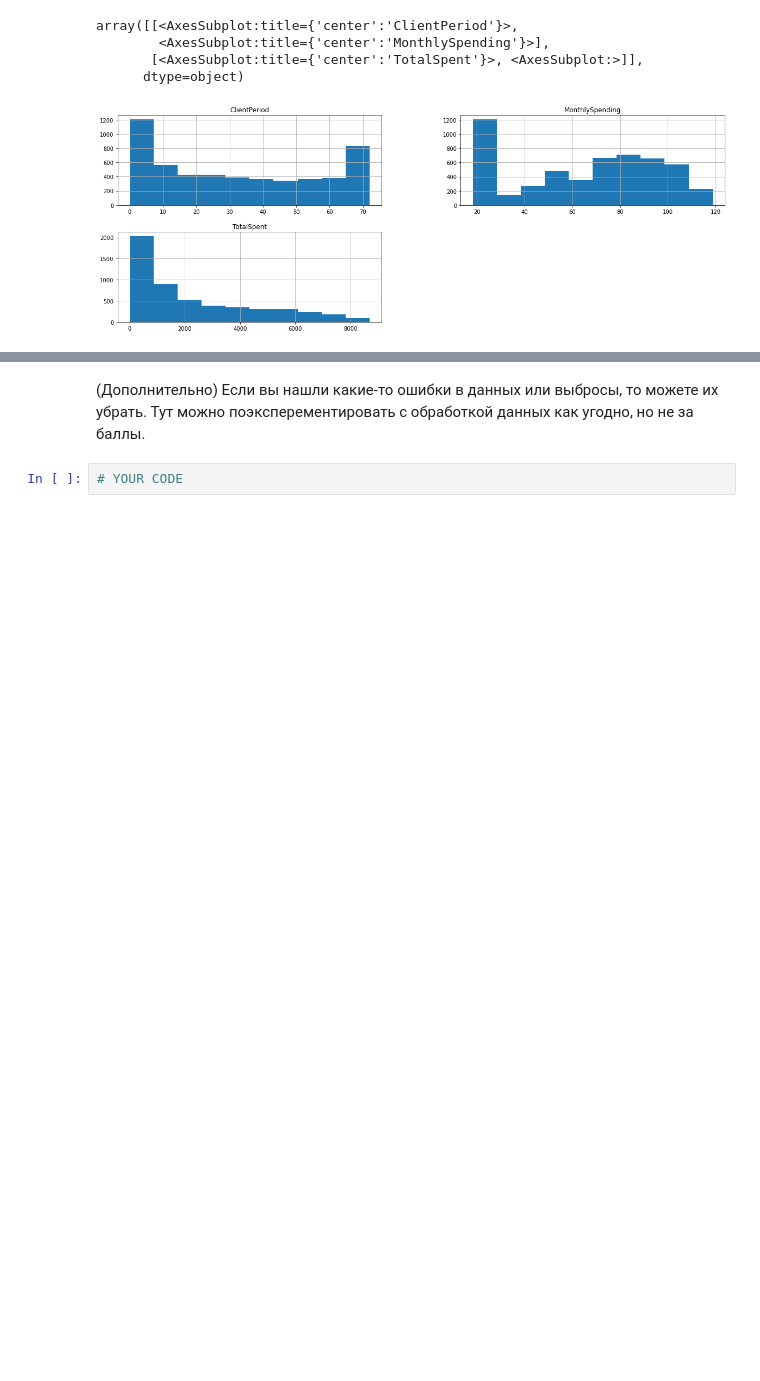
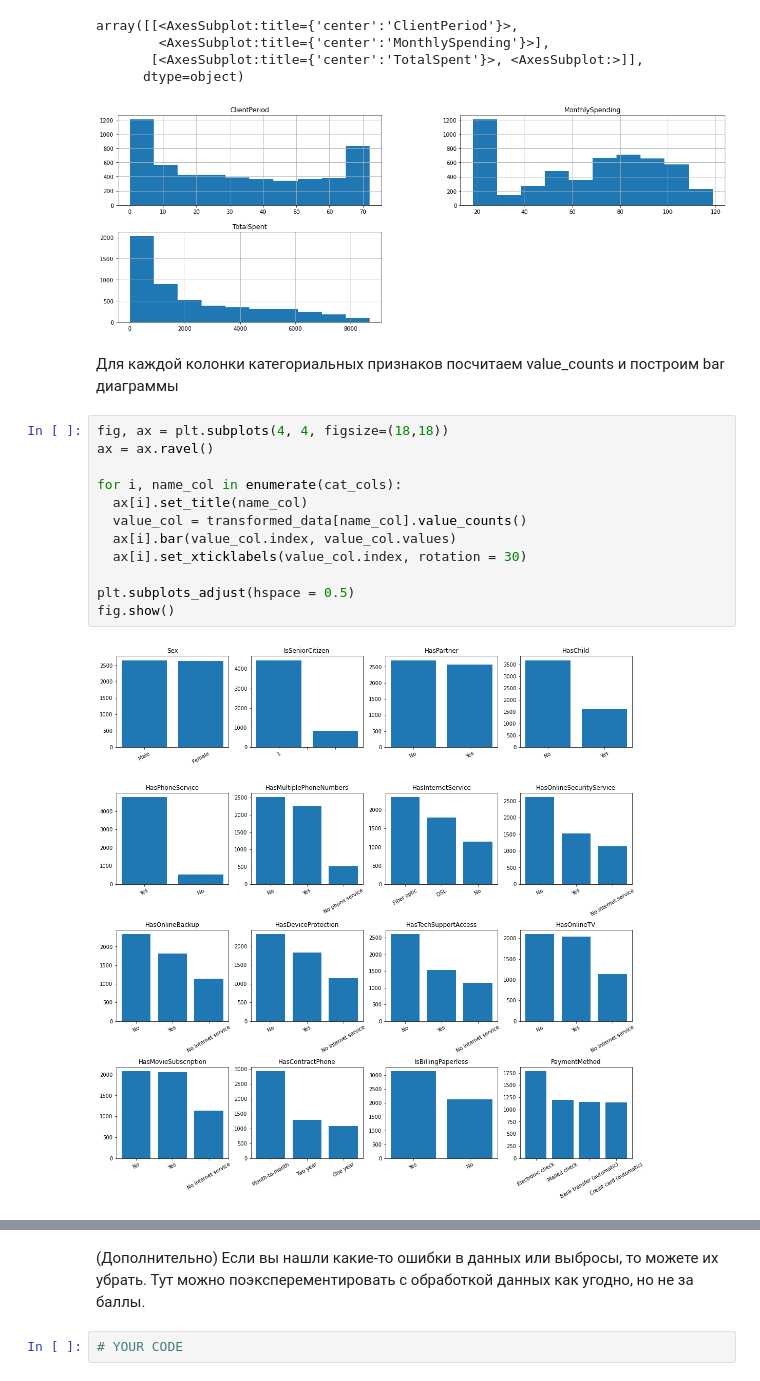
Before and after one commit to dato7898/depp_learning_mfti, a Jupyter notebook: Model Selection/baseline.ipynb, the cells around one changed output, grey strips where cells are left out. Saved outputs shown, nothing was run; the diff lists cells and outputs as text; blank space fills up the shorter version.

```diff
--- a/Model Selection/baseline.ipynb
+++ b/Model Selection/baseline.ipynb
@@ -171,3 +171,19 @@ array([[<AxesSubplot:title={'center':'ClientPeriod'}>,
        [<AxesSubplot:title={'center':'TotalSpent'}>, <AxesSubplot:>]],
       dtype=object)
 [figure]
+# %% [markdown]
+Для каждой колонки категориальных признаков посчитаем value_counts и построим bar диаграммы
+# %%
+fig, ax = plt.subplots(4, 4, figsize=(18,18))
+ax = ax.ravel()
+
+for i, name_col in enumerate(cat_cols):
+  ax[i].set_title(name_col)
+  value_col = transformed_data[name_col].value_counts()
+  ax[i].bar(value_col.index, value_col.values)
+  ax[i].set_xticklabels(value_col.index, rotation = 30)
+
+plt.subplots_adjust(hspace = 0.5)
+fig.show()
+# %% [output]
+[figure, added]
```
Also changed, not shown: parts of 3 cells of this notebook.
